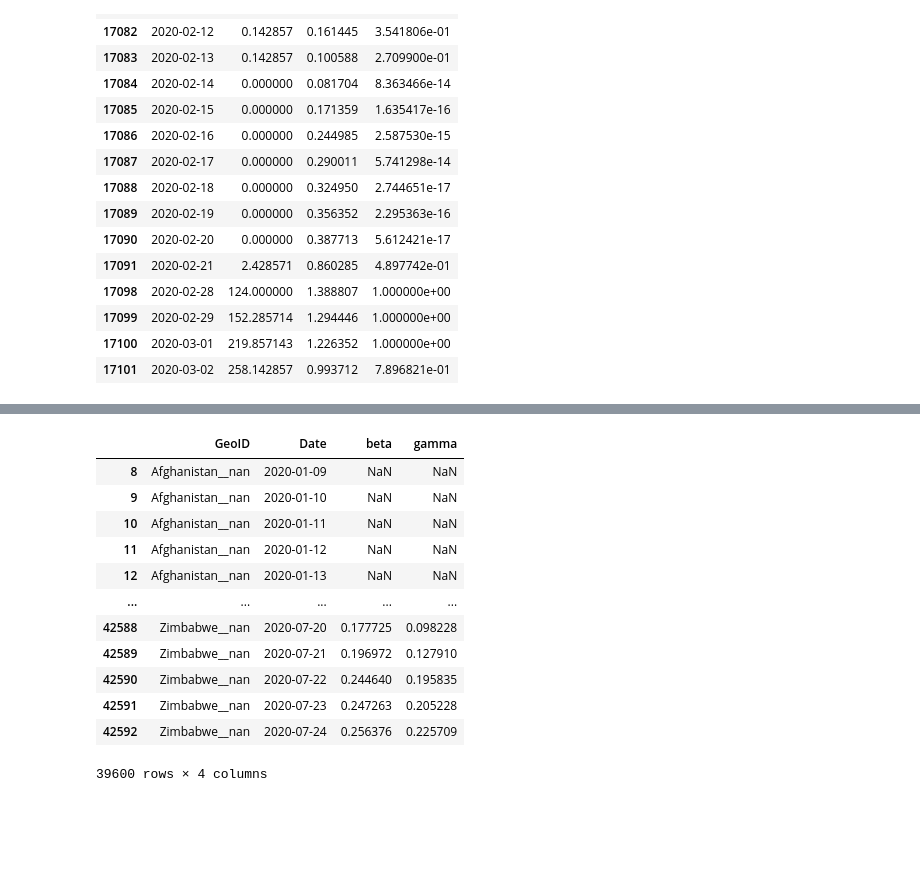
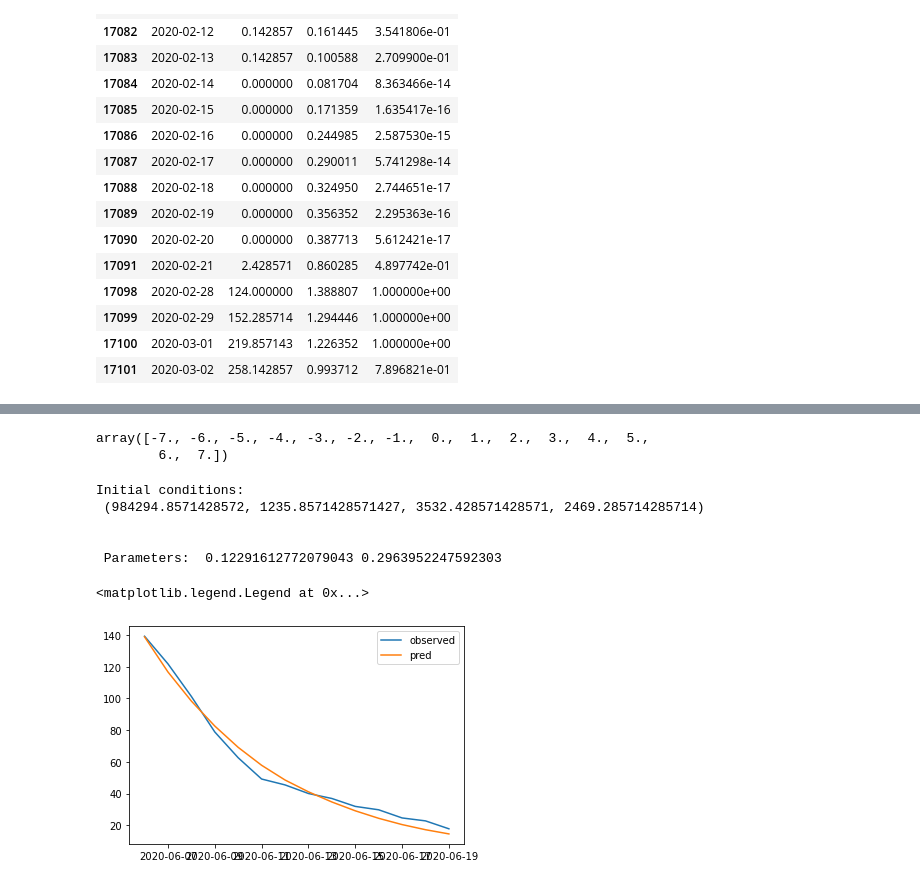
Before and after one commit to riccardoscheda/Bologna-Against-COVID, a Jupyter notebook: personal/FD/SIR_fitter.ipynb, the cells around one changed output, grey strips where cells are left out. Drawn from its saved outputs; the diff is of its cells as text; code cells hidden in the pictures; blank space fills up the shorter version.

Commit message:
FD/SIR_fitter with example of SIR_fitter class usage

```diff
--- a/personal/FD/SIR_fitter.ipynb
+++ b/personal/FD/SIR_fitter.ipynb
@@ -181,5 +177,8 @@ from scipy.integrate import solve_ivp
 # %%
-Sfit=SIR_fitter(moving_average=True,nprocs=26)
+infection_days=7
+semi_fit_days=7
+Sfit=SIR_fitter(moving_average=True,infection_days=infection_days,
+                semi_fit_days=semi_fit_days, nprocs=26)
 # %%
 Sfit.fit(df)
 # %% [output]
@@ -270,16 +240,48 @@ Name: 8611, dtype: object
-# %%
-Sparf.df_pars
-# %% [output]
-|  | GeoID | Date | beta | gamma |
-| 8 | Afghanistan__nan | 2020-01-09 | NaN | NaN |
-| 9 | Afghanistan__nan | 2020-01-10 | NaN | NaN |
-| 10 | Afghanistan__nan | 2020-01-11 | NaN | NaN |
-| 11 | Afghanistan__nan | 2020-01-12 | NaN | NaN |
-| 12 | Afghanistan__nan | 2020-01-13 | NaN | NaN |
-| ... | ... | ... | ... | ... |
-| 42588 | Zimbabwe__nan | 2020-07-20 | 0.177725 | 0.098228 |
-| 42589 | Zimbabwe__nan | 2020-07-21 | 0.196972 | 0.127910 |
-| 42590 | Zimbabwe__nan | 2020-07-22 | 0.244640 | 0.195835 |
-| 42591 | Zimbabwe__nan | 2020-07-23 | 0.247263 | 0.205228 |
-| 42592 | Zimbabwe__nan | 2020-07-24 | 0.256376 | 0.225709 |
-39600 rows × 4 columns
+# %%
+time_integ
+# %% [output]
+array([-7., -6., -5., -4., -3., -2., -1.,  0.,  1.,  2.,  3.,  4.,  5.,
+        6.,  7.])
+# %%
+def SIR_ode(t,x0, N, beta, gamma):
+        S, I, Ic, R = x0
+        dS = -beta * S * I / N
+        dI = beta * S * I / N - gamma * I
+        # Computes the cumulative new cases during the integration period
+        dIc= -dS
+        dR = gamma * I
+        return dS, dI, dIc,dR
+
+g=random.choice(list(set(df.GeoID)))
+df_ex=df_pars[df_pars.GeoID==g].dropna(subset=['beta','gamma'])
+i=random.randint(0,df_ex.shape[0]-1)
+N=df_ex.Population.iloc[0]
+I0=df_ex['MA'].iloc[i-semi_fit_days-infection_days : i-semi_fit_days+1].sum()
+R0=df_ex['MA'].iloc[0:i-semi_fit_days-infection_days].sum()
+Ic0=df_ex['MA'].iloc[0:i-semi_fit_days].sum()
+S0=N-I0-R0
+x0=(S0,I0,Ic0,R0)
+#date_i=df_pars.iloc[i,:]['Date']
+#gid_i=df_pars.iloc[i,:]['GeoID']
+
+beta=df_ex['beta'].iloc[i]
+gamma=df_ex['gamma'].iloc[i]
+print('Initial conditions: \n',x0)
+
+print('\n\n Parameters: ',beta,gamma)
+obs_cases_i=df_ex['MA'].iloc[i-semi_fit_days+1:i+semi_fit_days+1]
+time_integ=np.linspace(-semi_fit_days,semi_fit_days,semi_fit_days*2+1)
+y_pred_cases=np.diff(solve_ivp(SIR_ode,[time_integ[0],time_integ[-1]],x0,t_eval=time_integ,
+                      args=(N,beta,gamma)).y[2])
+plt.plot(df_ex['Date'].iloc[i-semi_fit_days+1:i+semi_fit_days+1],obs_cases_i,
+         label='observed')
+plt.plot(df_ex['Date'].iloc[i-semi_fit_days+1:i+semi_fit_days+1],y_pred_cases,label='pred')
+plt.legend()
+# %% [output]
+Initial conditions:
+ (984294.8571428572, 1235.8571428571427, 3532.428571428571, 2469.285714285714)
+
+
+ Parameters:  0.12291612772079043 0.2963952247592303
+<matplotlib.legend.Legend at 0x...>
+[figure, added]
```
Also changed, not shown: parts of 4 cells of this notebook.
